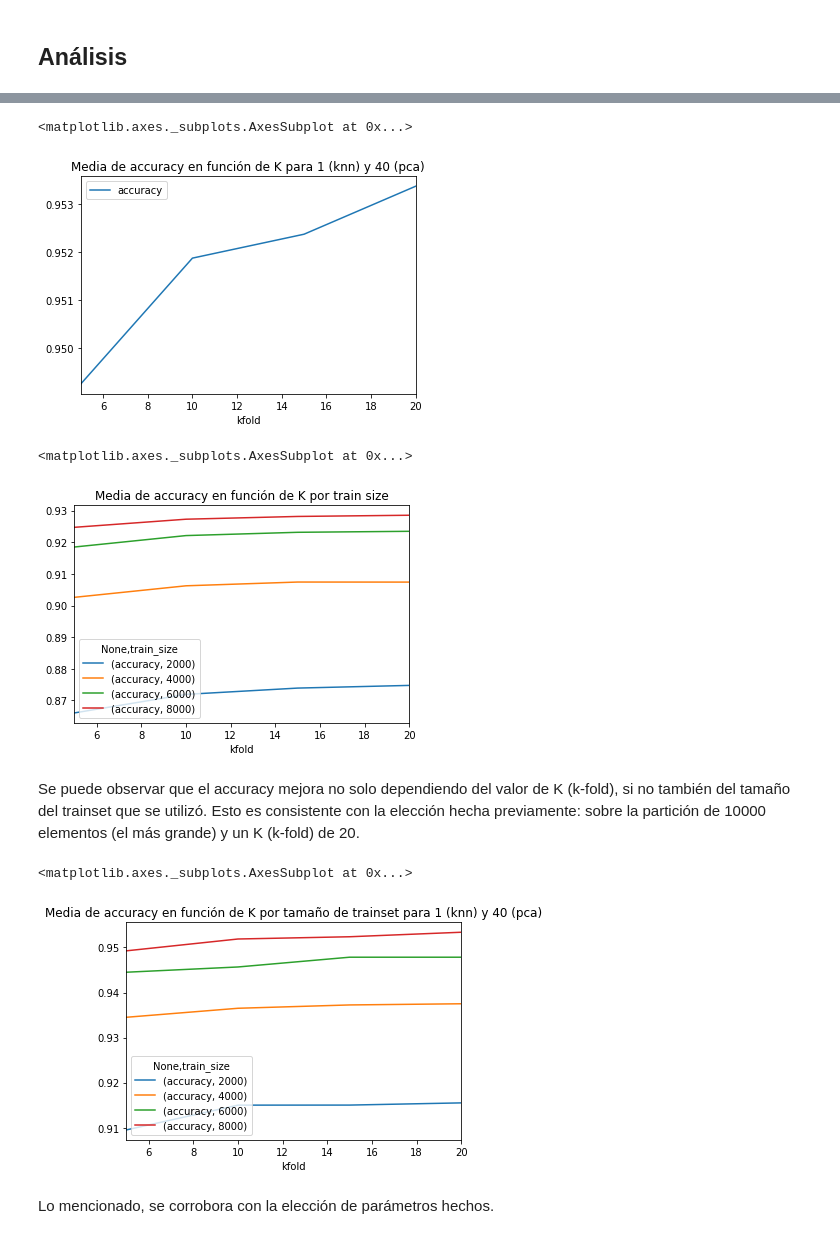
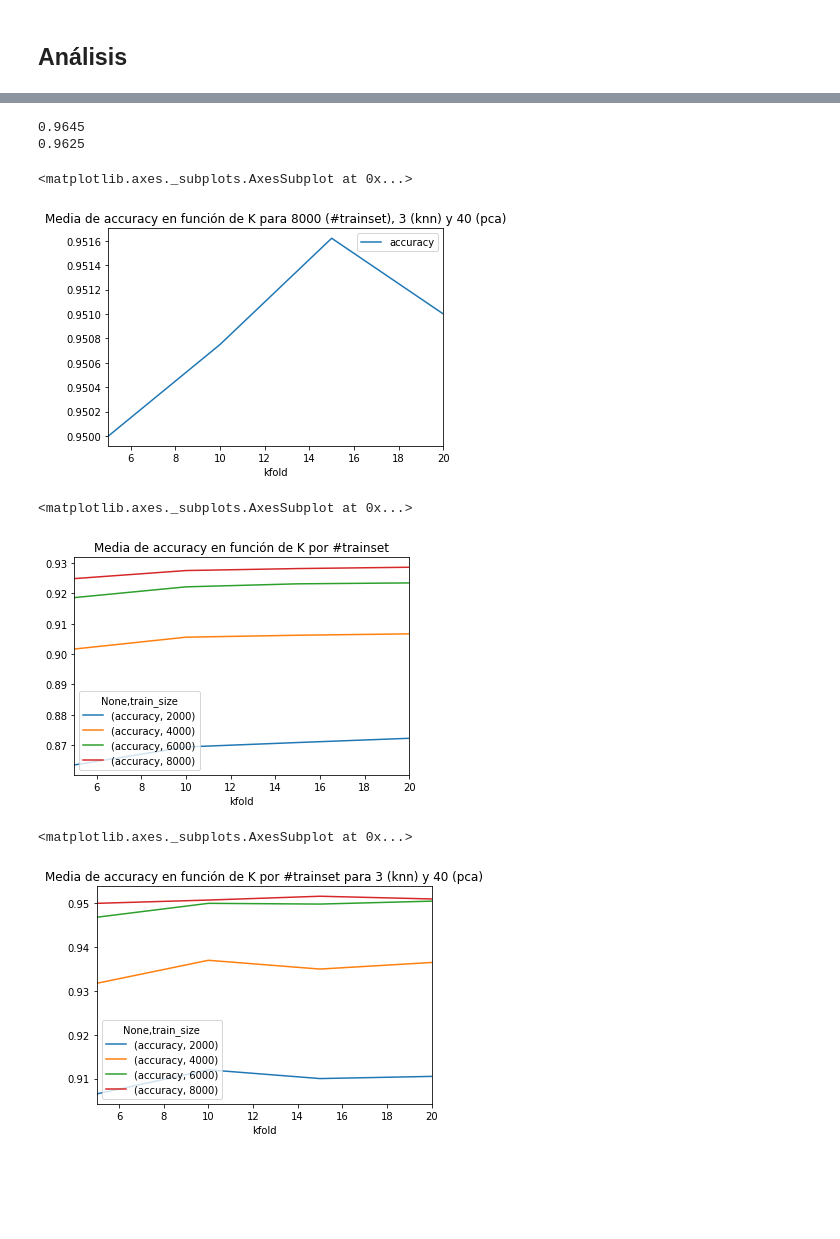
Before and after one commit to fzanollo/metodos-num, a Jupyter notebook: tp2/notebooks/exp_kfold.ipynb, the cells around one changed output, grey strips where cells are left out. Drawn from its saved outputs; the diff is of its cells as text; code cells hidden in the pictures; blank space fills up the shorter version.

Commit message:
cambio cosas de kfold y relacion pca svd

```diff
--- a/tp2/notebooks/exp_kfold.ipynb
+++ b/tp2/notebooks/exp_kfold.ipynb
@@ -43,9 +70,9 @@ Traemos los csv arrojados por las pruebas
 # %%
-data_files = os.listdir('knnpca_results')
+data_files = os.listdir('knn_pca_results')
 
 def load_files(filenames):
     for filename in filenames:
-        yield pd.read_csv(f"knnpca_results/{filename}")
+        yield pd.read_csv(f"knn_pca_results/{filename}")
 
 data = pd.concat(load_files(data_files), ignore_index=True)
 
@@ -100,28 +142,42 @@ Observemos que justamente la mejor combinación se dá en el trainset que coinci
+# %%
+def getacc(a, k):
+    pca = metnum.PCA(a)
+    pca.fit(X_train)
+    X_train_pca, X_val_pca = pca.transform(X_train), pca.transform(X_val)
+
+    knn = metnum.KNNClassifier(k)
+    knn.fit(X_train_pca, y_train)
+    knn.load(X_val_pca)
+    y_pred = knn.predict(k)
+
+    return accuracy_score(y_val, y_pred)
+
+print(getacc(40, 3))
+print(getacc(50, 5))
+# %% [output]
+0.9645
+0.9625
 # %%
-knn=1
+knn=3
 pca=40
 
-grouped = data.groupby(['knn', 'pca', 'train_size', 'kfold']).mean()[['accuracy']]
-grouped.loc[knn, pca, 8000].plot(title=f"Media de accuracy en función de K para {knn} (knn) y {pca} (pca)")
+grouped = data.groupby(['knn', 'alpha', 'train_size', 'kfold']).mean()[['accuracy']]
+grouped.loc[knn, pca, 8000].plot(title=f"Media de accuracy en función de K para {8000} (#trainset), {knn} (knn) y {pca} (pca)")
 # %% [output]
 <matplotlib.axes._subplots.AxesSubplot at 0x...>
-[figure, old version]
+[figure, new version]
 # %%
 grouped = data.groupby(['kfold', 'train_size']).mean()[['accuracy']]
-grouped.unstack(level=1).plot(title="Media de accuracy en función de K por train size")
+grouped.unstack(level=1).plot(title="Media de accuracy en función de K por #trainset")
 # %% [output]
 <matplotlib.axes._subplots.AxesSubplot at 0x...>
-[figure, old version]
+[figure, new version]
-# %% [markdown]
-Se puede observar que el accuracy mejora no solo dependiendo del valor de K (k-fold), si no también del tamaño del trainset que se utilizó. Esto es consistente con la elección hecha previamente: sobre la partición de 10000 elementos (el más grande) y un K (k-fold) de 20.
 # %%
-knn=1
+knn=3
 pca=40
 
-grouped = data.groupby(['knn', 'pca', 'kfold', 'train_size']).mean()[['accuracy']]
-grouped.loc[knn, pca].unstack(level=1).plot(title=f"Media de accuracy en función de K por tamaño de trainset para {knn} (knn) y {pca} (pca)")
+grouped = data.groupby(['knn', 'alpha', 'kfold', 'train_size']).mean()[['accuracy']]
+grouped.loc[knn, pca].unstack(level=1).plot(title=f"Media de accuracy en función de K por #trainset para {knn} (knn) y {pca} (pca)")
 # %% [output]
 <matplotlib.axes._subplots.AxesSubplot at 0x...>
-[figure, old version]
+[figure, new version]
-# %% [markdown]
-Lo mencionado, se corrobora con la elección de parámetros hechos.
```
Also changed, not shown: parts of 18 cells of this notebook, 6 other files.
